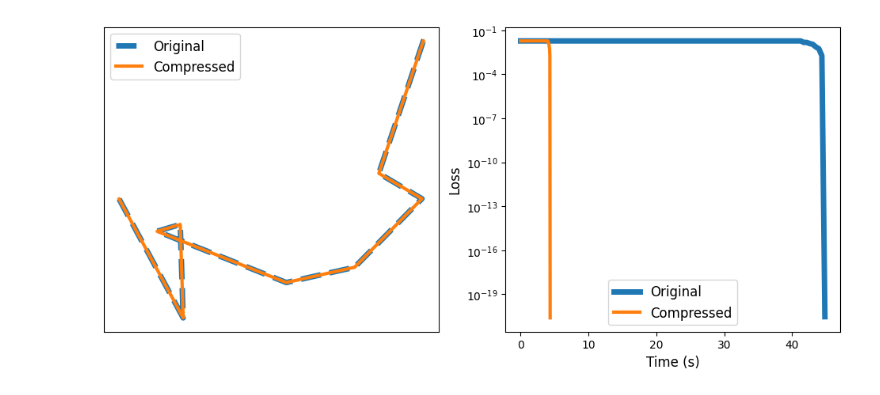
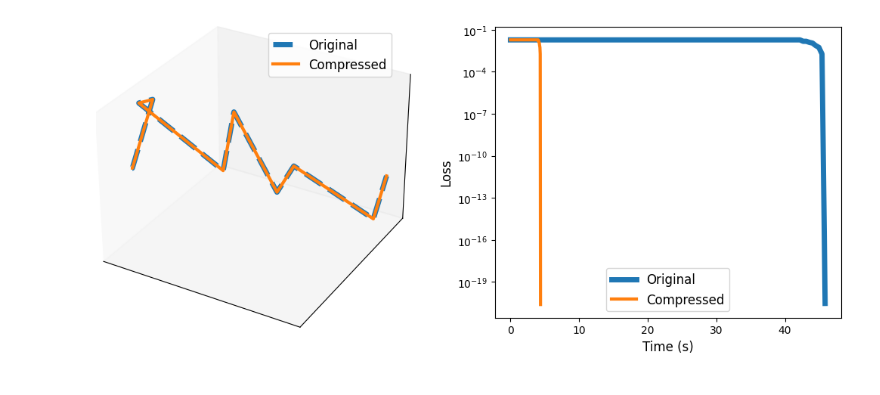
Before and after one commit to cjyaras/law-of-parsimony, a Jupyter notebook: fig_equiv_traj_L2.ipynb, the cells around one changed output. Cells and saved outputs as stored; diff of their text form; code cells hidden in the pictures.

Commit message:
3d trajectory plots

```diff
--- a/fig_equiv_traj_L2.ipynb
+++ b/fig_equiv_traj_L2.ipynb
@@ -73,33 +71,36 @@ comp_result = train(
 # %%
 orig_weights = orig_result['weights']
 comp_weights = comp_result['weights']
-orig_end_to_end = [compute_output(w).reshape(-1) for w in orig_weights]
-comp_end_to_end = [compute_output(w).reshape(-1) for w in comp_weights]
+orig_end_to_end = [compute_end_to_end(w).reshape(-1) for w in orig_weights]
+comp_end_to_end = [compute_end_to_end(w).reshape(-1) for w in comp_weights]
 # %%
-key, subkey = split(key)
-A = jnp.linalg.svd(generate_data(key=subkey, shape=(2, d*d)), full_matrices=False)[2]
+A = jnp.linalg.svd(generate_data(key=PRNGKey(11), shape=(3, d*d)), full_matrices=False)[2]
 # %%
 red_orig_end_to_end = jnp.array([A @ w for w in orig_end_to_end])
 red_comp_end_to_end = jnp.array([A @ w for w in comp_end_to_end])
 # %%
-fig, axes = plt.subplots(ncols=2, figsize=(13, 5))
+fig = plt.figure(figsize=(13, 5))
 
-axes[0].plot(red_orig_end_to_end[:, 0], red_orig_end_to_end[:, 1], linewidth=5, linestyle='--', label='Original')
-axes[0].plot(red_comp_end_to_end[:, 0], red_comp_end_to_end[:, 1], linewidth=3, linestyle='-', label='Compressed')
-axes[0].xaxis.set_tick_params(labelbottom=False)
-axes[0].yaxis.set_tick_params(labelleft=False)
-axes[0].set_xticks([])
-axes[0].set_yticks([])
+ax = fig.add_subplot(121, projection='3d')
 
-axes[0].legend(fontsize=12)
+ax.plot(red_orig_end_to_end[:, 0], red_orig_end_to_end[:, 1], red_orig_end_to_end[:, 2], linewidth=5, linestyle='--', label='Original')
+ax.plot(red_comp_end_to_end[:, 0], red_comp_end_to_end[:, 1], red_comp_end_to_end[:, 2], linewidth=3, linestyle='-', label='Compressed')
+ax.xaxis.set_tick_params(labelbottom=False)
+ax.yaxis.set_tick_params(labelleft=False)
+ax.set_xticks([])
+ax.set_yticks([])
+ax.set_zticks([])
+ax.legend(fontsize=12)
+ax.set_box_aspect(None, zoom=1.2)
 
-axes[1].semilogy(orig_result['time'], orig_result['train_loss'], linewidth=5, label='Original')
-axes[1].semilogy(comp_result['time'], comp_result['train_loss'], linewidth=3, label='Compressed')
-axes[1].set_xlabel('Time (s)', fontsize=12)
-axes[1].set_ylabel('Loss', fontsize=12)
-axes[1].legend(fontsize=12)
+ax = fig.add_subplot(122)
 
+ax.semilogy(orig_result['time'], orig_result['train_loss'], linewidth=5, label='Original')
+ax.semilogy(comp_result['time'], comp_result['train_loss'], linewidth=3, label='Compressed')
+ax.set_xlabel('Time (s)', fontsize=12)
+ax.set_ylabel('Loss', fontsize=12)
+ax.legend(fontsize=12)
 
 plt.savefig('figs/equiv_traj_l2.png', dpi=300, bbox_inches='tight')
 # %% [output]
-[figure, old version]
+[figure, new version]
```
Also changed, not shown: parts of 1 cell of this notebook, 5 other files.
